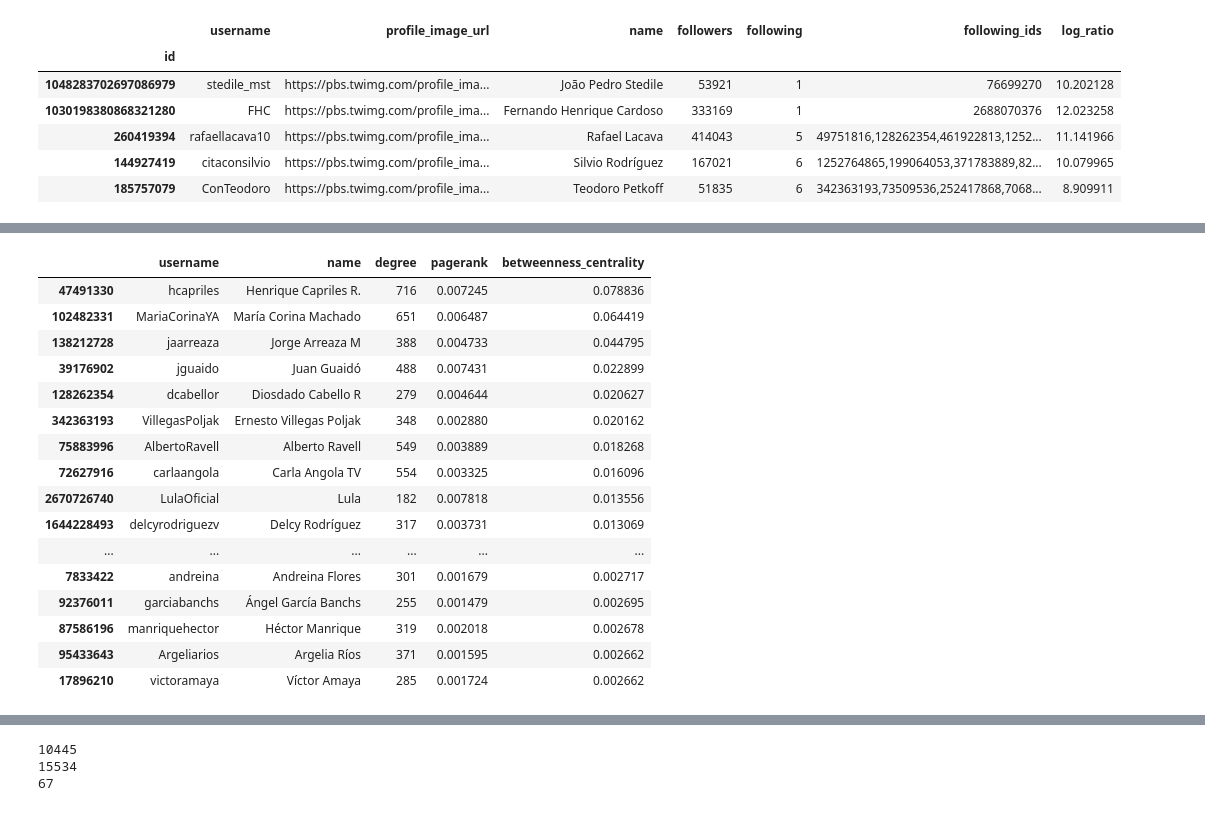
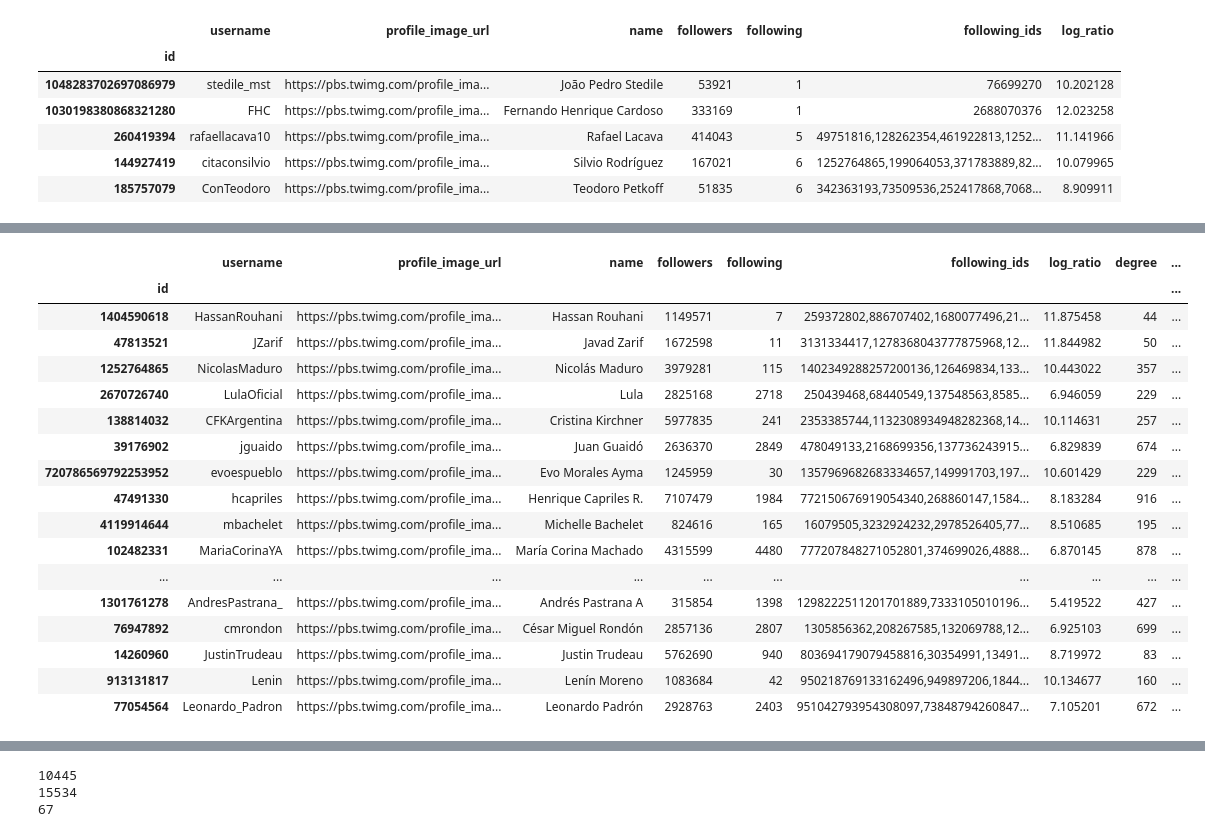
Before and after one commit to SaulOviedo/dialogo, a Jupyter notebook: analysis.ipynb, the cells around one changed output, grey strips where cells are left out. Cells and saved outputs as stored; diff of their text form; code cells hidden in the pictures.

```diff
--- a/analysis.ipynb
+++ b/analysis.ipynb
@@ -51,27 +63,29 @@ info_df = pd.DataFrame.from_dict(info).T
 # %%
-gg = pd.DataFrame({
+centrality_measures = pd.DataFrame({
     'degree': dict(nx.degree(dg, weight=None)),
     'pagerank': dict(nx.pagerank(dg, weight=None)),
     'betweenness_centrality': dict(nx.betweenness_centrality(dg, weight=None)),
     })
+
+df_wcentrality = df.join(centrality_measures)
+
+df_wcentrality.sort_values('pagerank', ascending=False).head(50)
+# %% [output]
+|  | username | profile_image_url | name | followers | following | following_ids | log_ratio | degree | ... |
+| id |  |  |  |  |  |  |  |  | ... |
+| 1404590618 | HassanRouhani | https://pbs.twimg.com/profile_ima... | Hassan Rouhani | 1149571 | 7 | 259372802,886707402,1680077496,21... | 11.875458 | 44 | ... |
+| 47813521 | JZarif | https://pbs.twimg.com/profile_ima... | Javad Zarif | 1672598 | 11 | 3131334417,1278368043777875968,12... | 11.844982 | 50 | ... |
+| 1252764865 | NicolasMaduro | https://pbs.twimg.com/profile_ima... | Nicolás Maduro | 3979281 | 115 | 1402349288257200136,126469834,133... | 10.443022 | 357 | ... |
+| 2670726740 | LulaOficial | https://pbs.twimg.com/profile_ima... | Lula | 2825168 | 2718 | 250439468,68440549,137548563,8585... | 6.946059 | 229 | ... |
+| 138814032 | CFKArgentina | https://pbs.twimg.com/profile_ima... | Cristina Kirchner | 5977835 | 241 | 2353385744,1132308934948282368,14... | 10.114631 | 257 | ... |
+| 39176902 | jguaido | https://pbs.twimg.com/profile_ima... | Juan Guaidó | 2636370 | 2849 | 478049133,2168699356,137736243915... | 6.829839 | 674 | ... |
+| 720786569792253952 | evoespueblo | https://pbs.twimg.com/profile_ima... | Evo Morales Ayma | 1245959 | 30 | 1357969682683334657,149991703,197... | 10.601429 | 229 | ... |
+| 47491330 | hcapriles | https://pbs.twimg.com/profile_ima... | Henrique Capriles R. | 7107479 | 1984 | 772150676919054340,268860147,1584... | 8.183284 | 916 | ... |
+| 4119914644 | mbachelet | https://pbs.twimg.com/profile_ima... | Michelle Bachelet | 824616 | 165 | 16079505,3232924232,2978526405,77... | 8.510685 | 195 | ... |
+| 102482331 | MariaCorinaYA | https://pbs.twimg.com/profile_ima... | María Corina Machado | 4315599 | 4480 | 777207848271052801,374699026,4888... | 6.870145 | 878 | ... |
+| ... | ... | ... | ... | ... | ... | ... | ... | ... | ... |
+| 1301761278 | AndresPastrana_ | https://pbs.twimg.com/profile_ima... | Andrés Pastrana A | 315854 | 1398 | 1298222511201701889,7333105010196... | 5.419522 | 427 | ... |
+| 76947892 | cmrondon | https://pbs.twimg.com/profile_ima... | César Miguel Rondón | 2857136 | 2807 | 1305856362,208267585,132069788,12... | 6.925103 | 699 | ... |
+| 14260960 | JustinTrudeau | https://pbs.twimg.com/profile_ima... | Justin Trudeau | 5762690 | 940 | 803694179079458816,30354991,13491... | 8.719972 | 83 | ... |
+| 913131817 | Lenin | https://pbs.twimg.com/profile_ima... | Lenín Moreno | 1083684 | 42 | 950218769133162496,949897206,1844... | 10.134677 | 160 | ... |
+| 77054564 | Leonardo_Padron | https://pbs.twimg.com/profile_ima... | Leonardo Padrón | 2928763 | 2403 | 951042793954308097,73848794260847... | 7.105201 | 672 | ... |
-# %%
-info_df[['username','name']].join(gg).sort_values('betweenness_centrality', ascending=False).head(100)
-#gg.sort_values('degree', ascending=False).head(50)
-# %% [output]
-|  | username | name | degree | pagerank | betweenness_centrality |
-| 47491330 | hcapriles | Henrique Capriles R. | 716 | 0.007245 | 0.078836 |
-| 102482331 | MariaCorinaYA | María Corina Machado | 651 | 0.006487 | 0.064419 |
-| 138212728 | jaarreaza | Jorge Arreaza M | 388 | 0.004733 | 0.044795 |
-| 39176902 | jguaido | Juan Guaidó | 488 | 0.007431 | 0.022899 |
-| 128262354 | dcabellor | Diosdado Cabello R | 279 | 0.004644 | 0.020627 |
-| 342363193 | VillegasPoljak | Ernesto Villegas Poljak | 348 | 0.002880 | 0.020162 |
-| 75883996 | AlbertoRavell | Alberto Ravell | 549 | 0.003889 | 0.018268 |
-| 72627916 | carlaangola | Carla Angola TV | 554 | 0.003325 | 0.016096 |
-| 2670726740 | LulaOficial | Lula | 182 | 0.007818 | 0.013556 |
-| 1644228493 | delcyrodriguezv | Delcy Rodríguez | 317 | 0.003731 | 0.013069 |
-| ... | ... | ... | ... | ... | ... |
-| 7833422 | andreina | Andreina Flores | 301 | 0.001679 | 0.002717 |
-| 92376011 | garciabanchs | Ángel García Banchs | 255 | 0.001479 | 0.002695 |
-| 87586196 | manriquehector | Héctor Manrique | 319 | 0.002018 | 0.002678 |
-| 95433643 | Argeliarios | Argelia Ríos | 371 | 0.001595 | 0.002662 |
-| 17896210 | victoramaya | Víctor Amaya | 285 | 0.001724 | 0.002662 |
```
Also changed, not shown: parts of 17 cells of this notebook, 4 other files.
